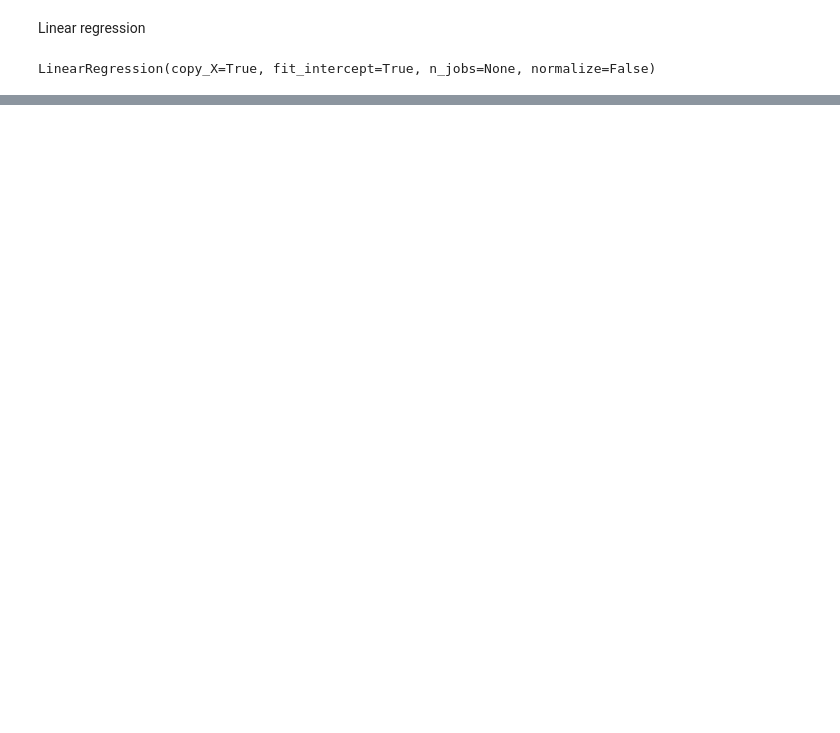
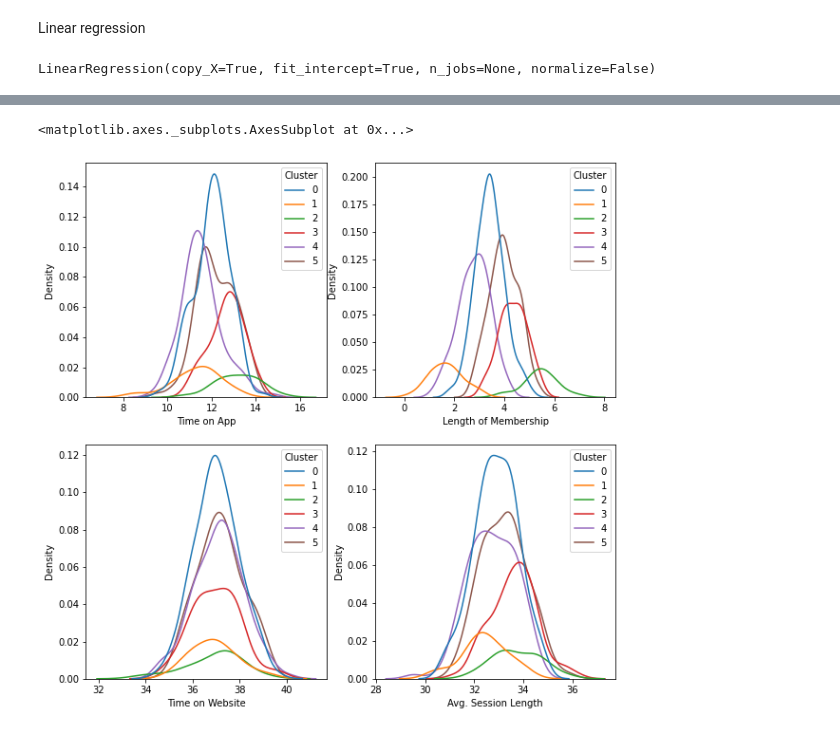
Before and after one commit to AMAN690/Inventoplus_XE_HACK_007, a Jupyter notebook: CustomerSatisfactionPrediction.ipynb, the cells around one changed output, grey strips where cells are left out. Cells and saved outputs as stored; diff of their text form; code cells hidden in the pictures; blank space fills up the shorter version.

```diff
--- a/CustomerSatisfactionPrediction.ipynb
+++ b/CustomerSatisfactionPrediction.ipynb
@@ -203,0 +233,8 @@ r2_score(y_test,Y_pred)
+# %%
+from sklearn.cluster import KMeans
+kmeans = KMeans(n_clusters=6)
+data["Cluster"] = kmeans.fit_predict(data[['Time on App',
+'Time on Website','Avg. Session Length', 'Length of Membership','Yearly Amount Spent']])
+data["Cluster"] = data["Cluster"].astype("category")
+
+data.head()
@@ -203,0 +269,9 @@ r2_score(y_test,Y_pred)
+# %%
+fig, axs = plt.subplots(2,2, figsize = (10,10))
+sns.kdeplot(data = data, x = 'Time on App', hue = 'Cluster', ax = axs[0,0])
+sns.kdeplot(data = data, x = 'Time on Website', hue = 'Cluster', ax = axs[1,0])
+sns.kdeplot(data = data, x = 'Length of Membership', hue = 'Cluster', ax = axs[0,1])
+sns.kdeplot(data = data, x = 'Avg. Session Length', hue = 'Cluster', ax = axs[1,1])
+# %% [output]
+<matplotlib.axes._subplots.AxesSubplot at 0x...>
+[figure, added]
```
Also changed, not shown: parts of 25 cells of this notebook.
